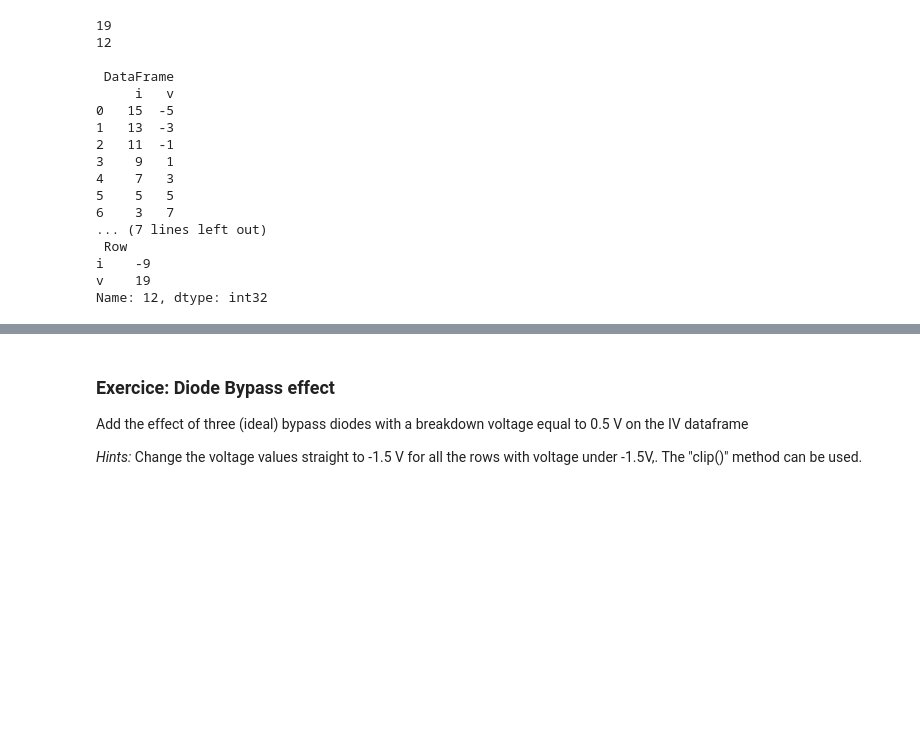
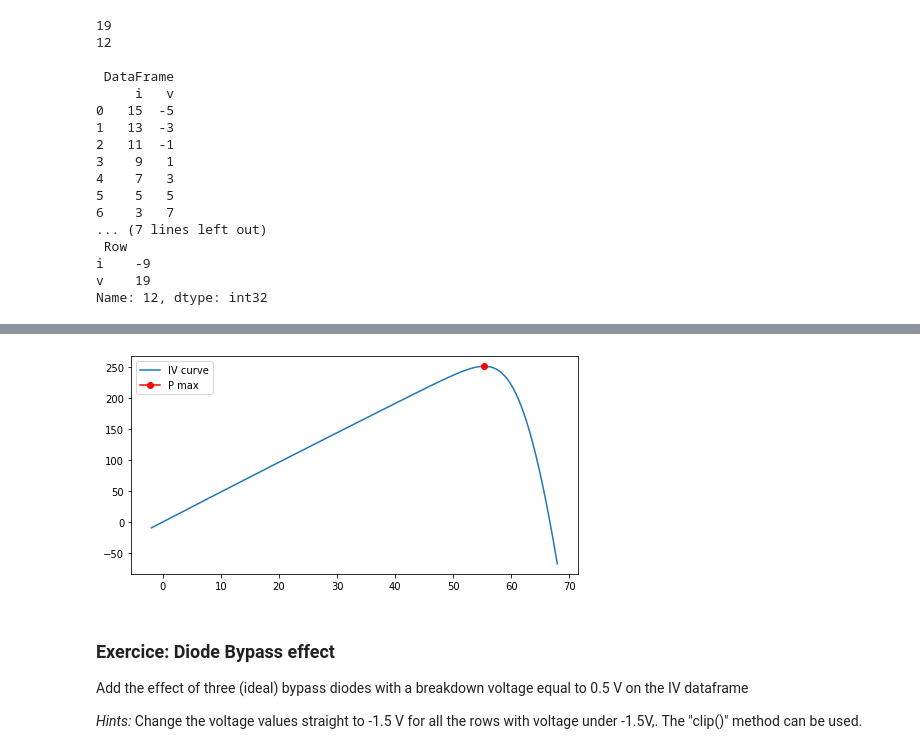
Before and after one commit to AlexandreHugoMathieu/pvfault_detection_solar_academy, a Jupyter notebook: notebooks/iv_curve_modeling.ipynb, the cells around one changed output, grey strips where cells are left out. Drawn from its saved outputs; the diff is of its cells as text; code cells hidden in the pictures; blank space fills up the shorter version.

```diff
--- a/notebooks/iv_curve_modeling.ipynb
+++ b/notebooks/iv_curve_modeling.ipynb
@@ -211,3 +257,19 @@ Notice that "v_from_i" can directly take a list as input for the "current" argum
+# %%
+def plot_pv_curve_m(iv_df):
+
+    p_max, i_max, v_max = get_ivmax(iv_df)
+
+    fig, ax = plt.subplots(1, 1, figsize=(8,4))
+    filter = (iv_df["v"]>-2)
+    plt.plot(iv_df.loc[filter, "v"], iv_df.loc[filter,"p"], label="IV curve")
+    plt.plot(v_max, p_max, color="red", marker="o", label="P max")
+    plt.legend() # Show the labels
+
+    return ax
+
+_ = plot_pv_curve_m(iv_df)
+# %% [output]
+[figure, added]
 # %% [markdown]
 ### Exercice: Diode Bypass effect
 
```
Also changed, not shown: parts of 49 cells of this notebook.
